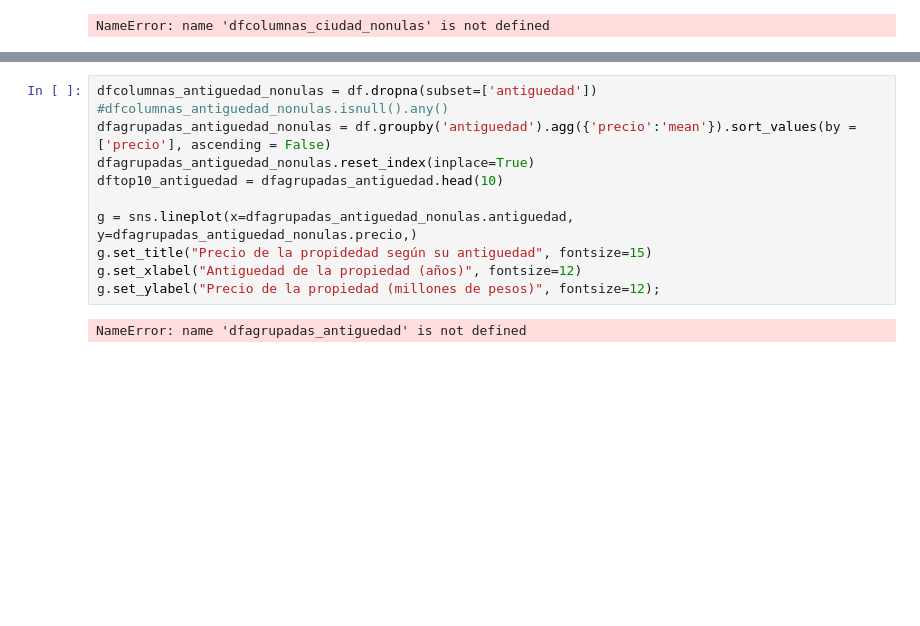
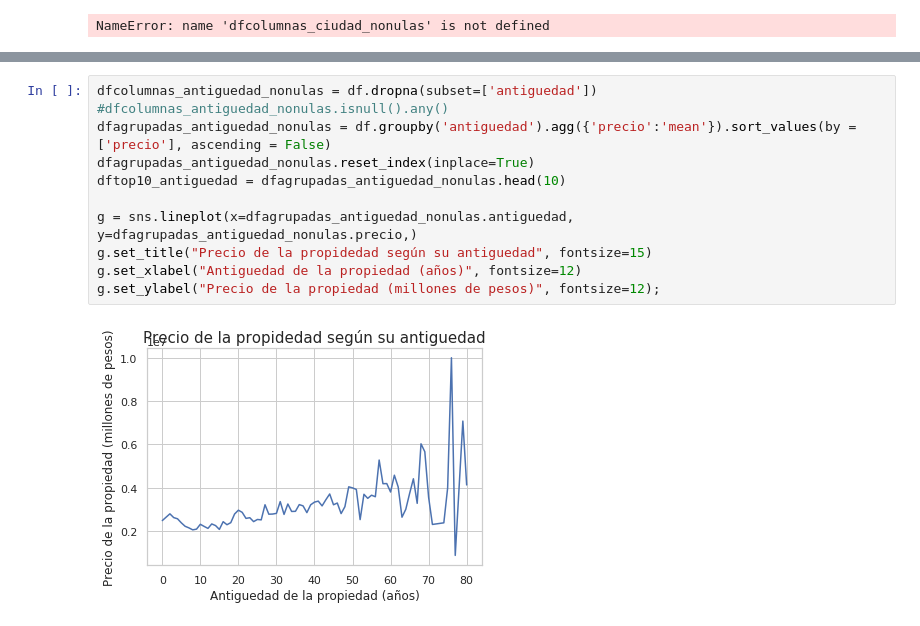
Before and after one commit to camilaserra5/7506-organizacion-de-datos, a Jupyter notebook: Análisis varios.ipynb, the cells around one changed output, grey strips where cells are left out. Drawn from its saved outputs; the diff is of its cells as text; blank space fills up the shorter version.

```diff
--- a/Análisis varios.ipynb
+++ b/Análisis varios.ipynb
@@ -153,16 +137,16 @@ ValueError: matplotlib display text must have all code points < 128 or use Unico
 # %%
 dfcolumnas_antiguedad_nonulas = df.dropna(subset=['antiguedad'])
 #dfcolumnas_antiguedad_nonulas.isnull().any()
 dfagrupadas_antiguedad_nonulas = df.groupby('antiguedad').agg({'precio':'mean'}).sort_values(by = ['precio'], ascending = False)
 dfagrupadas_antiguedad_nonulas.reset_index(inplace=True)
-dftop10_antiguedad = dfagrupadas_antiguedad.head(10)
+dftop10_antiguedad = dfagrupadas_antiguedad_nonulas.head(10)
 
 g = sns.lineplot(x=dfagrupadas_antiguedad_nonulas.antiguedad, y=dfagrupadas_antiguedad_nonulas.precio,)
 g.set_title("Precio de la propidedad según su antiguedad", fontsize=15)
 g.set_xlabel("Antiguedad de la propiedad (años)", fontsize=12)
 g.set_ylabel("Precio de la propiedad (millones de pesos)", fontsize=12);
 # %% [output]
-NameError: name 'dfagrupadas_antiguedad' is not defined
+[figure, added]
 # %%
 dfcolumnas_habitaciones_nonulas = df.dropna(subset=['habitaciones'])
 #dfcolumnas_antiguedad_nonulas.isnull().any()
```
Also changed, not shown: parts of 9 cells of this notebook, 1 other file.
